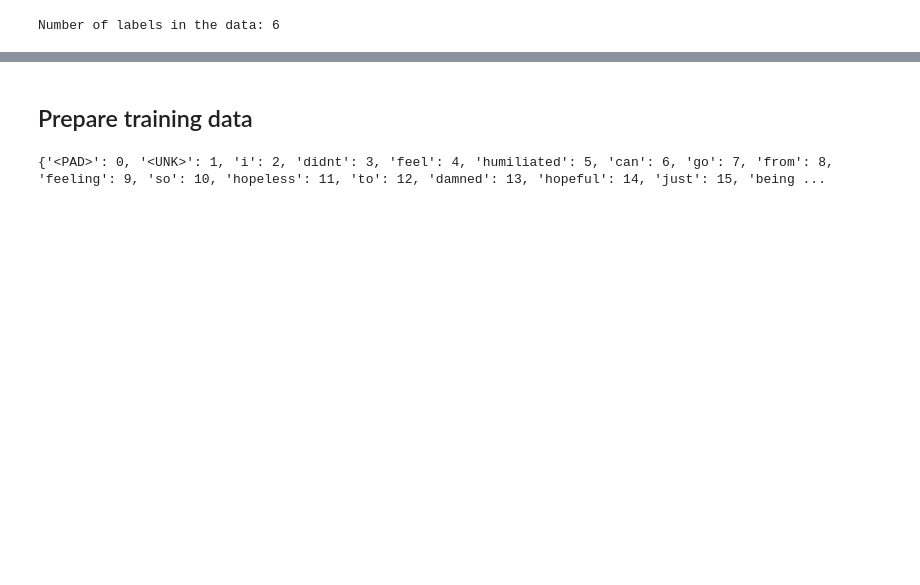
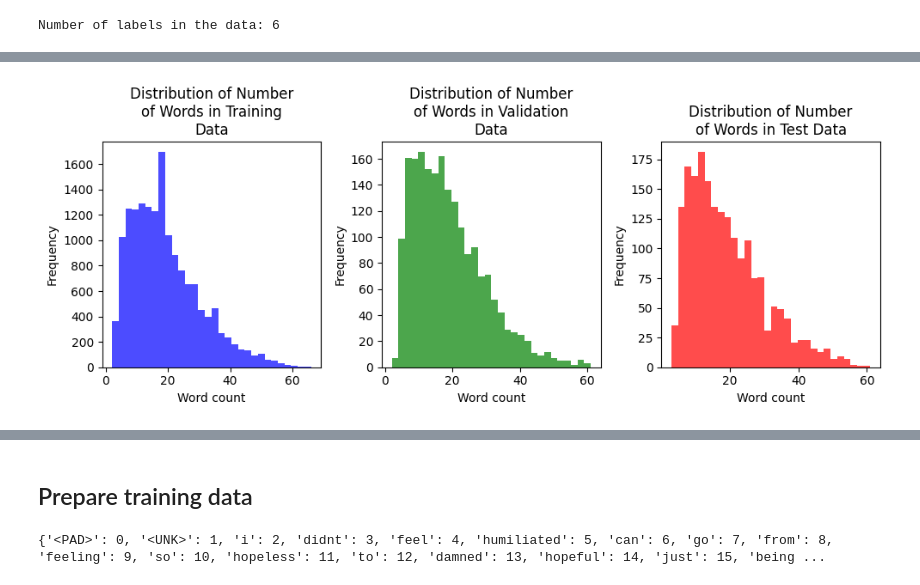
Before and after one commit to minhduongts13/DL_Web, a Jupyter notebook: Notebooks/text_models.ipynb, the cells around one changed output, grey strips where cells are left out. Cells and saved outputs as stored; diff of their text form; code cells hidden in the pictures; blank space fills up the shorter version.

```diff
--- a/Notebooks/text_models.ipynb
+++ b/Notebooks/text_models.ipynb
@@ -83,0 +184,58 @@ plt.show()
+# %%
+def word_length_distribution(data):
+    l = [len(word_tokenize(sentence)) for sentence in data['text']]
+    length = pd.Series(l)
+    return length
+
+raw_training_word = word_length_distribution(raw_training_data)
+raw_validation_word = word_length_distribution(raw_validation_data)
+raw_test_word = word_length_distribution(raw_test_data)
+
+fig, axes = plt.subplots(1, 3, figsize=(10, 4))
+
+
+# First subplot
+raw_training_word.plot(kind='hist',
+                        bins=30,
+                        ax=axes[0],
+                        color="blue",
+                        alpha=0.7,
+                        title=f"Distribution of Number of Words in Training Data")
+
+axes[0].set_xlabel('Word count')
+axes[0].set_ylabel('Frequency')
+
+
+raw_validation_word.plot(kind='hist',
+                        bins=30,
+                        ax=axes[1],
+                        color="green",
+                        alpha=0.7,
+                        title=f"Distribution of Number of Words in Validation Data")
+
+axes[1].set_xlabel('Word count')
+axes[1].set_ylabel('Frequency')
+
+
+raw_test_word.plot(kind='hist',
+                        bins=30,
+                        ax=axes[2],
+                        color="red",
+                        alpha=0.7,
+                        title=f"Distribution of Number of Words in Test Data")
+
+axes[2].set_xlabel('Word count')
+axes[2].set_ylabel('Frequency')
+
+titles = [
+    "Distribution of Number of Words in Training Data",
+    "Distribution of Number of Words in Validation Data",
+    "Distribution of Number of Words in Test Data",
+]
+for ax, title in zip(axes, titles):
+    ax.set_title(textwrap.fill(title, width=24))
+
+plt.tight_layout()
+plt.show()
+# %% [output]
+[figure, added]
```
Also changed, not shown: parts of 96 cells of this notebook.
